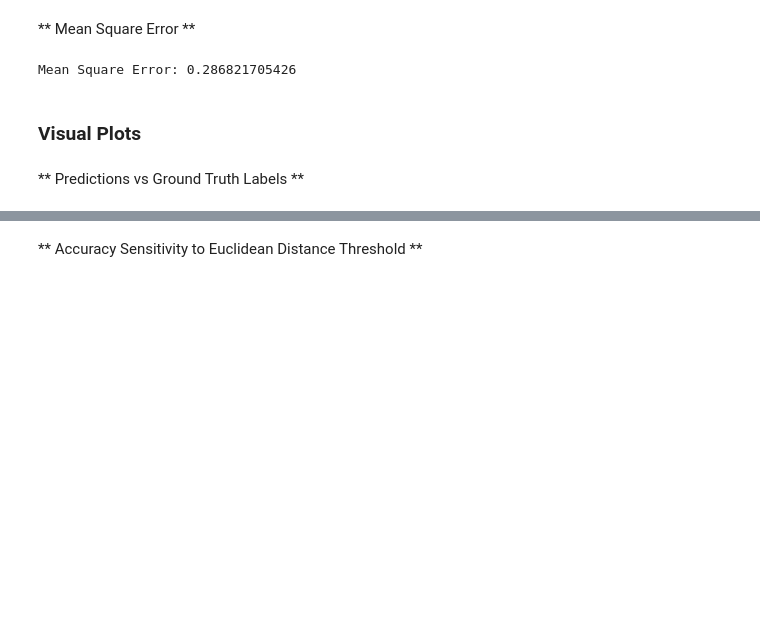
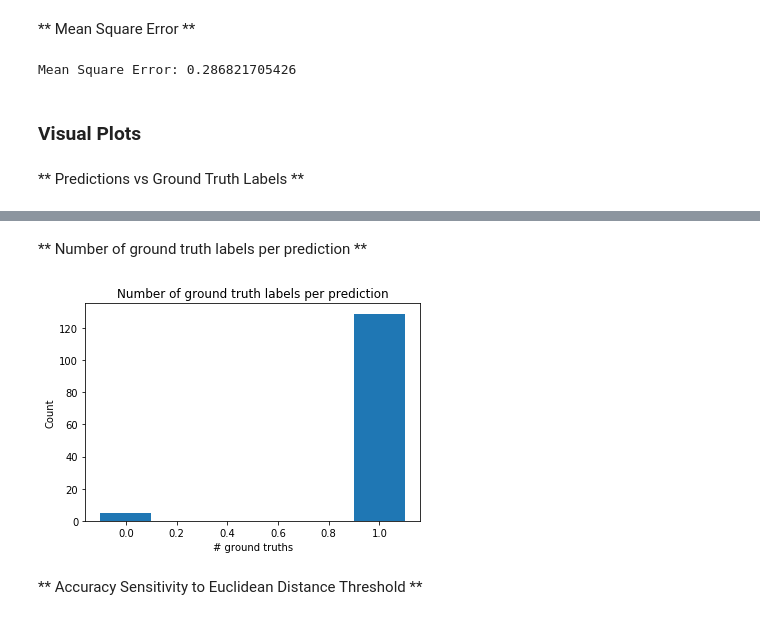
Before and after one commit to neurodata-cobalt/cobalt, a Jupyter notebook: src/jupyter/srivathsapv/blob-metrics/BlobMetrics.ipynb, the cells around one changed output, grey strips where cells are left out. Saved outputs shown, nothing was run; the diff lists cells and outputs as text; code cells hidden in the pictures; blank space fills up the shorter version.

```diff
--- a/src/jupyter/srivathsapv/blob-metrics/BlobMetrics.ipynb
+++ b/src/jupyter/srivathsapv/blob-metrics/BlobMetrics.ipynb
@@ -98,3 +98,9 @@ metrics.plot_precision_recall_summary()
+# %% [markdown]
+** Number of ground truth labels per prediction **
+# %%
+metrics.plot_ground_truths_per_prediction()
+# %% [output]
+[figure, added]
 # %% [markdown]
 ** Accuracy Sensitivity to Euclidean Distance Threshold **
 # %%
```
Also changed, not shown: parts of 7 cells of this notebook, 2 other files.
